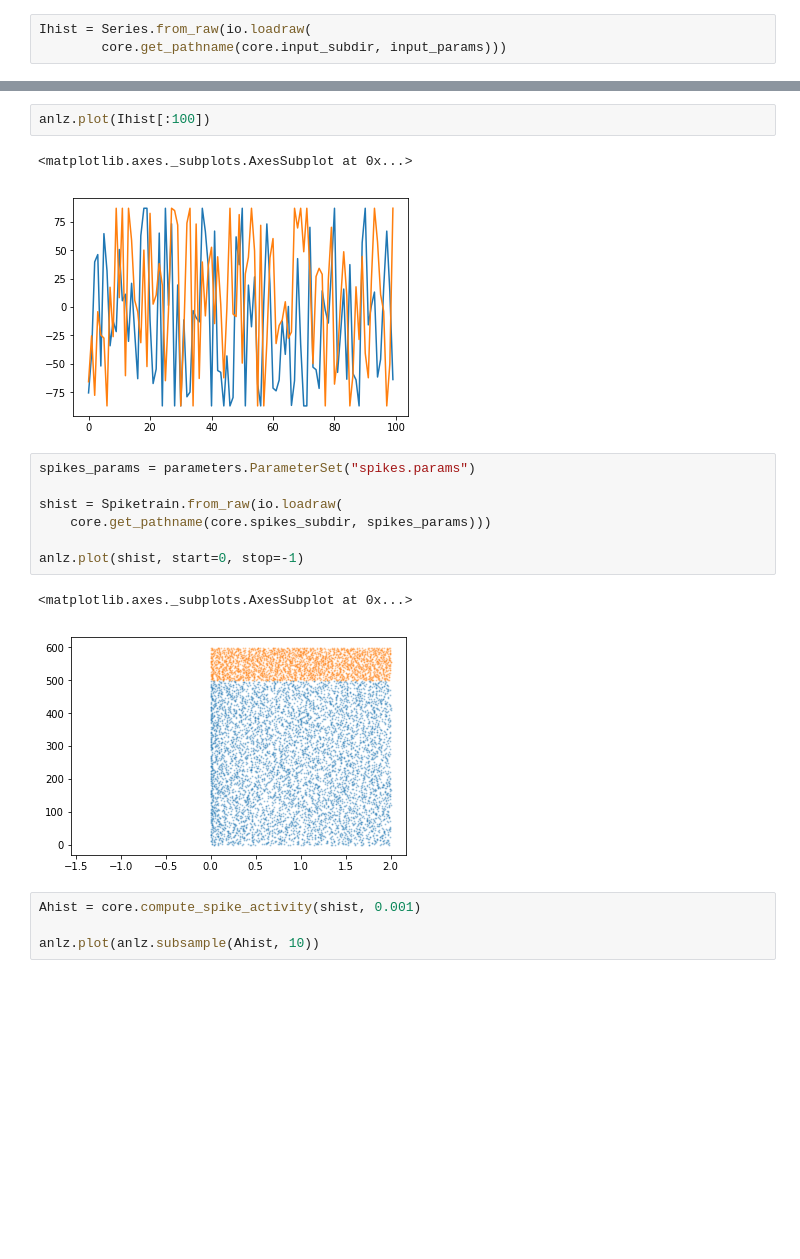
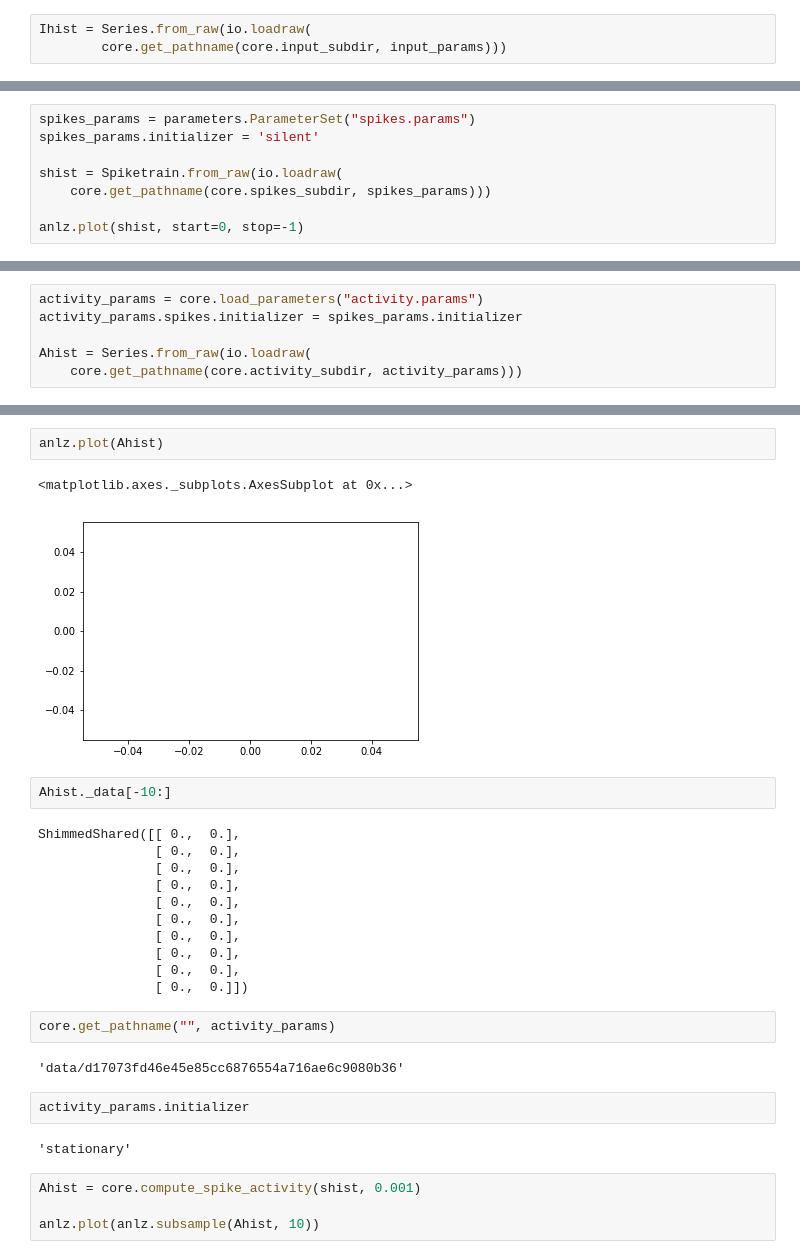
Before and after one commit to mackelab/mesoGIF, a Jupyter notebook: fsGIF2.ipynb, the cells around one changed output, grey strips where cells are left out. Cells and saved outputs as stored; diff of their text form; blank space fills up the shorter version.

```diff
--- a/fsGIF2.ipynb
+++ b/fsGIF2.ipynb
@@ -28,0 +37,8 @@ Ihist = Series.from_raw(io.loadraw(
+# %%
+spikes_params = parameters.ParameterSet("spikes.params")
+spikes_params.initializer = 'silent'
+
+shist = Spiketrain.from_raw(io.loadraw(
+    core.get_pathname(core.spikes_subdir, spikes_params)))
+
+anlz.plot(shist, start=0, stop=-1)
@@ -28,0 +48,6 @@ Ihist = Series.from_raw(io.loadraw(
+# %%
+activity_params = core.load_parameters("activity.params")
+activity_params.spikes.initializer = spikes_params.initializer
+
+Ahist = Series.from_raw(io.loadraw(
+    core.get_pathname(core.activity_subdir, activity_params)))
@@ -29,18 +56,29 @@ Ihist = Series.from_raw(io.loadraw(
 # %%
-anlz.plot(Ihist[:100])
+anlz.plot(Ahist)
 # %% [output]
 <matplotlib.axes._subplots.AxesSubplot at 0x...>
-[figure, old version]
+[figure, new version]
-# %%
-spikes_params = parameters.ParameterSet("spikes.params")
-
-shist = Spiketrain.from_raw(io.loadraw(
-    core.get_pathname(core.spikes_subdir, spikes_params)))
-
-anlz.plot(shist, start=0, stop=-1)
-# %% [output]
-<matplotlib.axes._subplots.AxesSubplot at 0x...>
-[figure, removed]
+# %%
+Ahist._data[-10:]
+# %% [output]
+ShimmedShared([[ 0.,  0.],
+               [ 0.,  0.],
+               [ 0.,  0.],
+               [ 0.,  0.],
+               [ 0.,  0.],
+               [ 0.,  0.],
+               [ 0.,  0.],
+               [ 0.,  0.],
+               [ 0.,  0.],
+               [ 0.,  0.]])
+# %%
+core.get_pathname("", activity_params)
+# %% [output]
+'data/d17073fd46e45e85cc6876554a716ae6c9080b36'
+# %%
+activity_params.initializer
+# %% [output]
+'stationary'
 # %%
 Ahist = core.compute_spike_activity(shist, 0.001)
 
```
Also changed, not shown: parts of 4 cells of this notebook, 1 other file.
